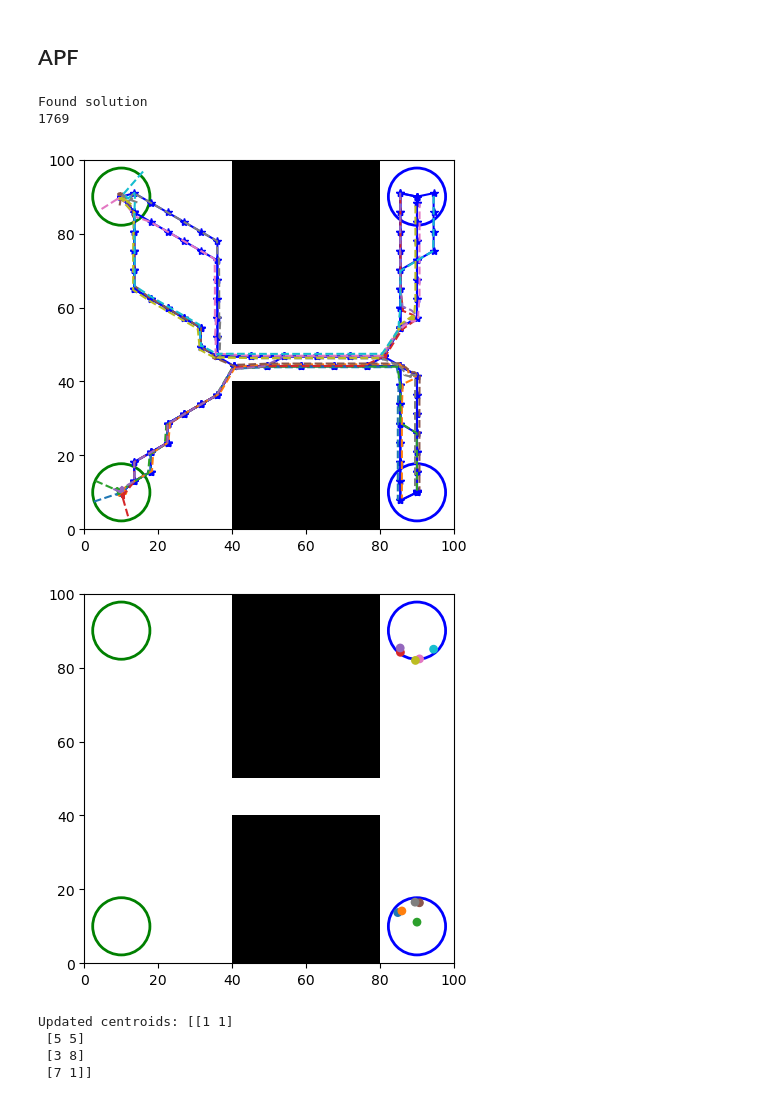
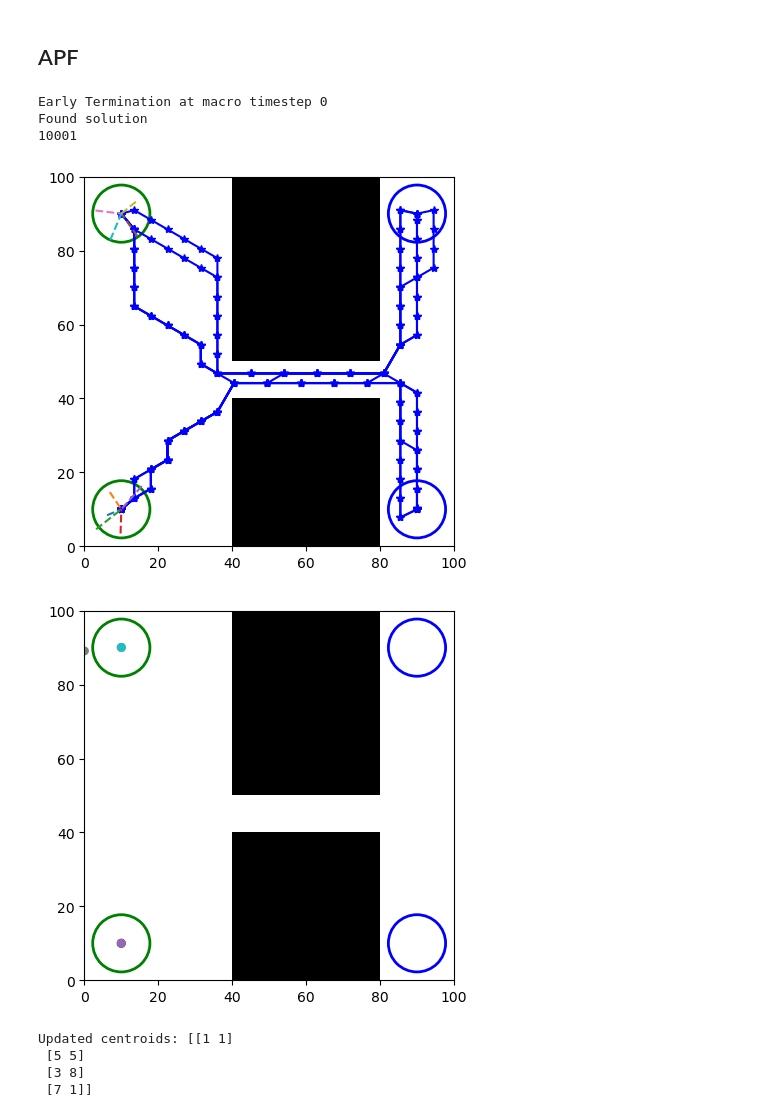
Before and after one commit to Zander-M/ST_Gaussian_PRM, a Jupyter notebook: notebooks/apf_test.ipynb, the cells around one changed output. Drawn from its saved outputs; the diff is of its cells as text; code cells hidden in the pictures.

```diff
--- a/notebooks/apf_test.ipynb
+++ b/notebooks/apf_test.ipynb
@@ -16,7 +16,7 @@ obstacles  = [
     Obstacle(None, "POLYGON", [(40, 0), (40, 40), (80, 40), (80, 0)]),
     Obstacle(None, "POLYGON", [(40, 100), (40, 50), (80, 50), (80, 100)])
 ]
-num_samples = 500
+num_samples = 100
 for obs in obstacles:
     roadmap.add_obstacle(obs)
 # fig, ax = roadmap.visualize()
@@ -54,14 +54,17 @@ gaussian_prm.build_roadmap(roadmap_method="TRIANGULATION", collision_check_metho
 
 
 from swarm_prm.solvers.swarm_prm.macro.teg_nx import TEGGraph_NX
-teg_graph= TEGGraph_NX(gaussian_prm, agent_radius, target_flow=num_agent)
+teg_graph= TEGGraph_NX(gaussian_prm, agent_radius, target_flow=num_agent, max_timestep=500)
 max_flow, flow_dict, timestep, teg, restricted_edges  = teg_graph.find_earliest_timestep()
 print("max flow", max_flow)
 print("timestep", timestep)
 
 assert max_flow is not None, "Unable to find solution within the given timesteps"
 
+# macro_sol = gaussian_prm.get_macro_solution(flow_dict)
+# print(macro_sol)
 simple_paths, gaussian_paths = gaussian_prm.get_solution(flow_dict, timestep, num_agent)
+print(simple_paths)
 # %% [output]
 timestep: 0 max_flow: 0
 timestep: 1 max_flow: 0
@@ -91,37 +94,38 @@ gaussian_prm.visualize_roadmap()
 ## APF
 # %%
 from matplotlib import pyplot as plt
-from swarm_prm.solvers.swarm_prm.micro.apf import APFSingleStepSolver
+from swarm_prm.solvers.swarm_prm.micro.apf_single_step import APFSingleStepSolver
 
 agent_radius = 1
 
 apf_solver = APFSingleStepSolver(roadmap, simple_paths, agent_radius, timestep,
                                  step_size=0.1, max_timestep_iter=1000,
                                  ordering_strategy="GEOMETRY",
-                                 attract_coeff=0.3, repel_coeff=0., agent_repel_coeff=0.01,
-                                 obs_thresh=1.25, reach_dist=1)
+                                 attract_coeff=0.3, repel_coeff=0.0, agent_repel_coeff=0.0,
+                                 obs_thresh=3, reach_dist=1)
 apf_path = apf_solver.get_solution()
 
 fig, ax = instance.visualize()
 
 # apf_solver.animate_solution(fig, ax)
 for path in simple_paths:
     x_coords = [loc[0] for loc in path]
     y_coords = [loc[1] for loc in path]
     ax.plot(x_coords, y_coords, '-*', label='Path', color='blue')
 #
 cmap = plt.get_cmap("tab10")
 #
 for i, path in enumerate(apf_path):
     x_coords = [loc[0] for loc in path]
     y_coords = [loc[1] for loc in path]
     ax.plot(x_coords, y_coords, '--', label='Path', color=cmap(i))
 
 print(len(apf_path[0]))
 # %% [output]
+Early Termination at macro timestep 0
 Found solution
-1769
+10001
-[figure, old version]
+[figure, new version]
 # %%
 def animate_solution(fig, ax, speed):
     """
@@ -154,7 +158,7 @@ def animate_solution(fig, ax, speed):
 fig, ax = instance.visualize()
 animate_solution(fig, ax, 30)
 # %% [output]
-[figure, old version]
+[figure, new version]
 # %%
 import numpy as np
 from shapely.geometry import Polygon, Point
```
Also changed, not shown: parts of 1 cell of this notebook, 9 other files.
